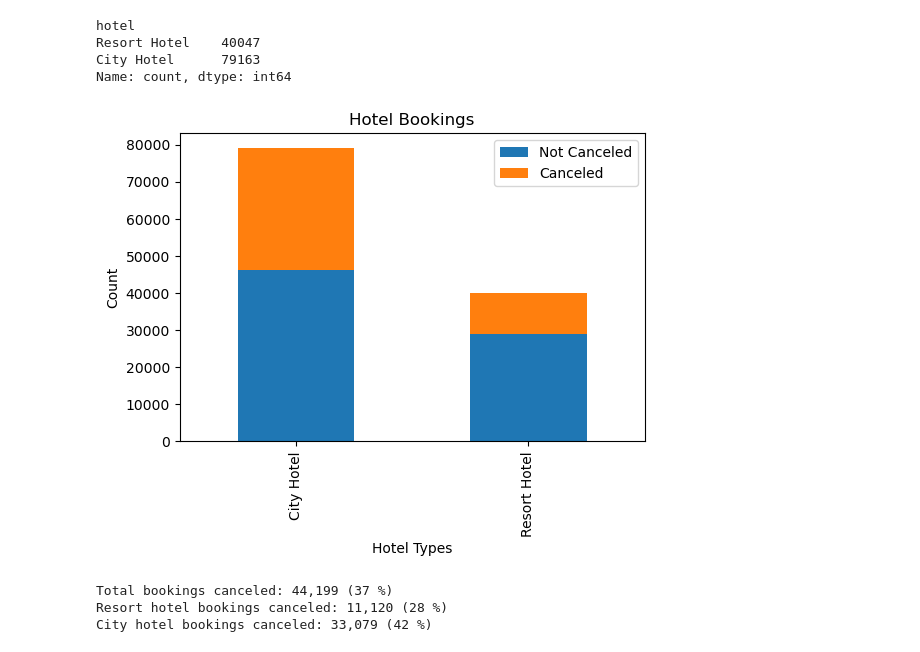
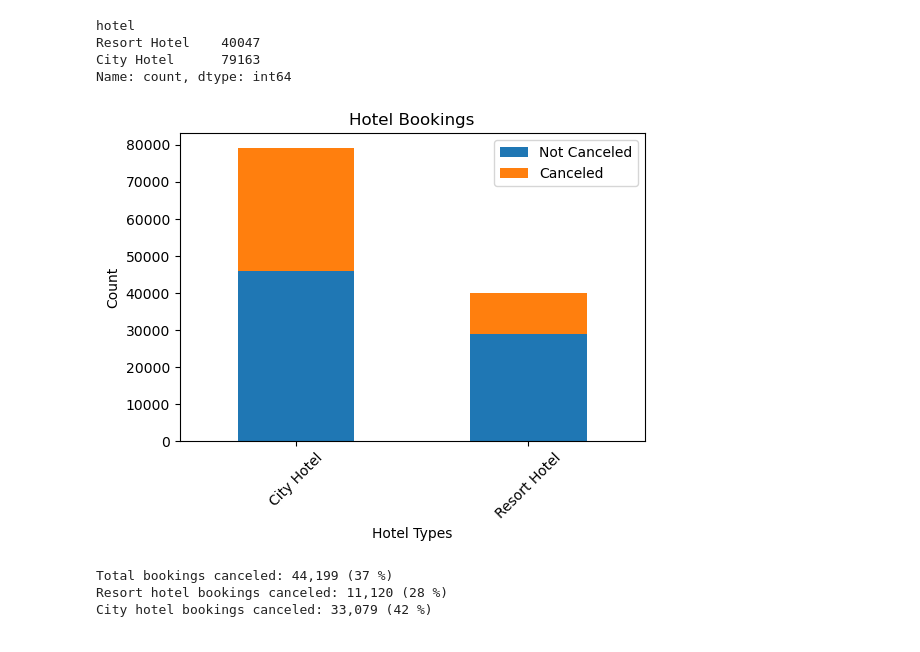
Before and after one commit to rebekahrest/data1030-final-project, a Jupyter notebook: Final Project.ipynb, the cells around one changed output. Cells and saved outputs as stored; diff of their text form; code cells hidden in the pictures.

```diff
--- a/Final Project.ipynb
+++ b/Final Project.ipynb
@@ -205,28 +222,28 @@ Name: count, dtype: int64
 # %%
 # #Hotel Bookings Bar chart
 # plt.figure(figsize=(6,4))
 # pd.value_counts(df['hotel']).plot.bar()
 # plt.xlabel('Hotel Types')
 # plt.ylabel('Count')
 # plt.title('Hotel Bookings')
 # plt.show()
 
 # Group the data by 'hotel' and 'is_canceled', and count the occurrences
 data = df.groupby(['hotel', 'is_canceled']).size().unstack(fill_value=0)
 
 # Create a stacked bar plot
 ax = data.plot(kind='bar', stacked=True, figsize=(6, 4))
 
 # Add labels and a legend
 plt.xlabel('Hotel Types')
 plt.ylabel('Count')
 plt.title('Hotel Bookings')
 plt.legend(labels=['Not Canceled', 'Canceled'])
-
+plt.xticks(rotation=45)
 # Show the plot
 plt.show()
 # %% [output]
-[figure, old version]
+[figure, new version]
 # %%
 #Cancellations
 rh = df.loc[df["hotel"] == "Resort Hotel"]
```
Also changed, not shown: parts of 12 cells of this notebook.
